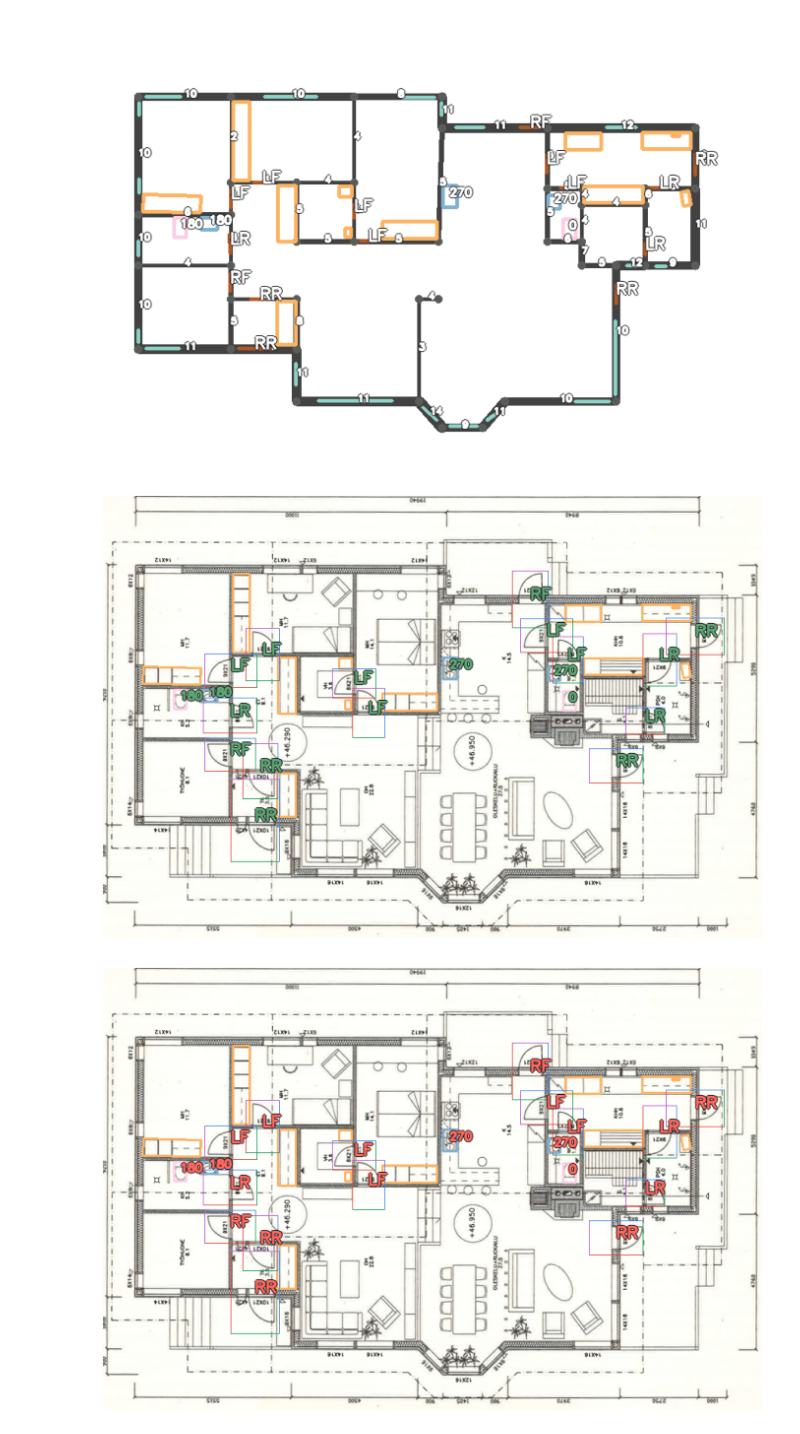
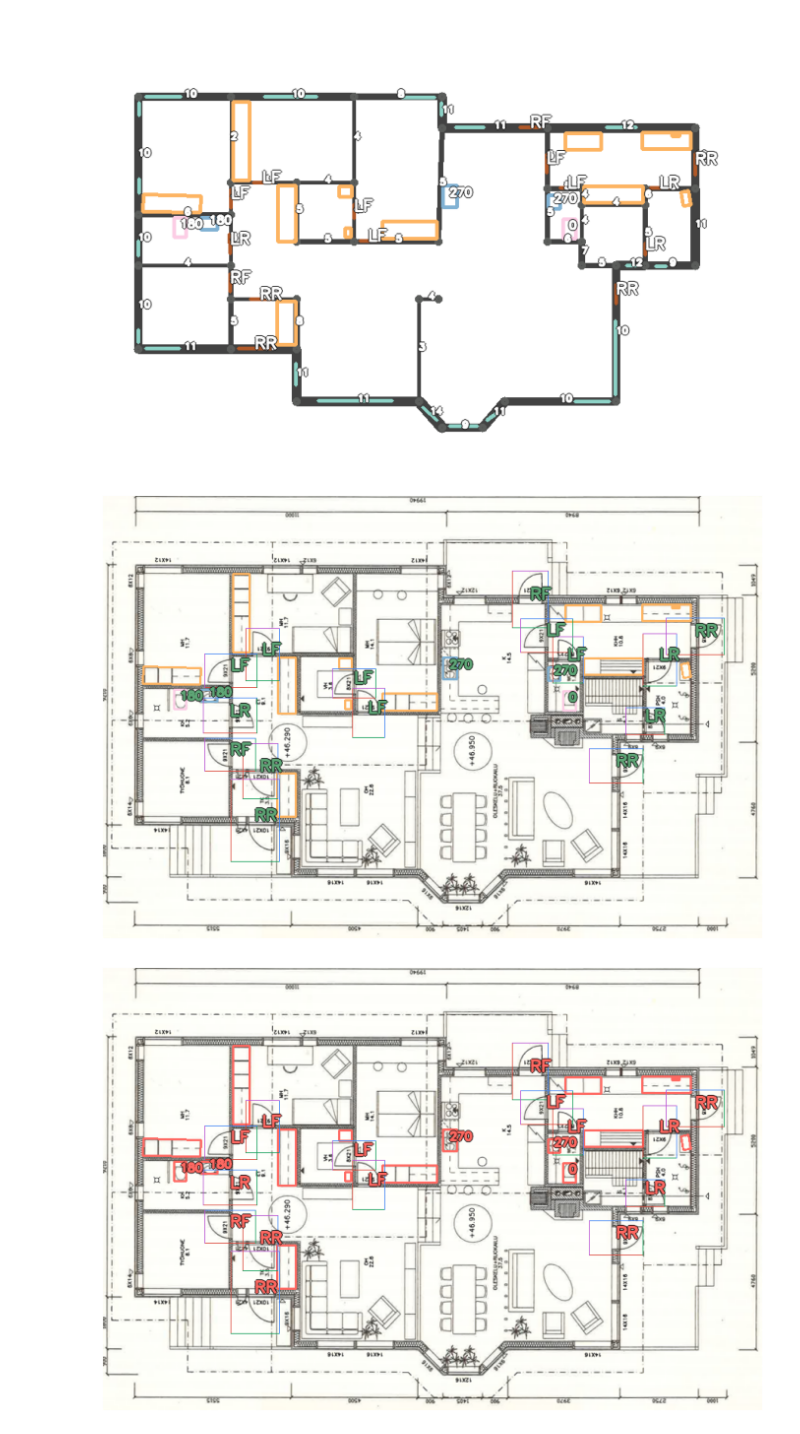
Before and after one commit to joaocmd/Inverse-Algorithmic-Design, a Jupyter notebook: Recognition/qualitative-results.ipynb, the cells around one changed output. Cells and saved outputs as stored; diff of their text form; code cells hidden in the pictures.

```diff
--- a/Recognition/qualitative-results.ipynb
+++ b/Recognition/qualitative-results.ipynb
@@ -335,37 +357,40 @@ symbol_colors = [to_rgb(c) for c in cpool]
 for cname, color in fontcolors.items():
     reconstr = np.copy(original)
     for symbol in res['symbols']:
-        reconstr = cv2.drawContours(reconstr, [np.intp(symbol['points'])], 0, symbol_colors[symbols.index(symbol['type'])], 2)
+        if cname == 'red':
+            reconstr = cv2.drawContours(reconstr, [np.intp(symbol['points'])], 0, color, 2)
+        else:
+            reconstr = cv2.drawContours(reconstr, [np.intp(symbol['points'])], 0, symbol_colors[symbols.index(symbol['type'])], 2)
 
     for wall in res['walls']:
         if 'elements' in wall:
             for el in wall['elements']:
                 s, e = el['points']
                 if el['type'] == 'door':
                     # reconstr = cv2.line(reconstr, np.intp(s), np.intp(e), (177, 89, 40), 3)
                     # reconstr = cv2.drawContours(reconstr, [np.intp(el['bounding_box'])], 0, (255, 0, 0), 1)
                     reconstr = draw_poly(reconstr, np.intp(el['bounding_box']), ((219,68,55), (15,157,88), (66,133,244), (186,85,211)), 1)
 
     for symbol in res['symbols']:
         if symbol['type'] in ('toilet', 'sink'):
             centroid = np.intp(np.mean(symbol['points'], axis=0))
             reconstr = put_text(reconstr, str(symbol['orientation']), centroid, 0.5, color=color)
 
     for wall in res['walls']:
         centroid = np.intp(np.mean(wall['points'], axis=0))
         if 'elements' in wall:
             for el in wall['elements']:
                 if el['type'] == 'door':
                     centroid = np.intp(np.mean(el['points'], axis=0))
                     orientation = el['orientation'][-2:]
                     reconstr = put_text(reconstr, orientation.upper(), centroid, 0.7, color=color)
 
     plt.figure(figsize=(12,12))
     plt.axis('off')
     plt.imshow(reconstr)
     plt.savefig(path + f'symbols-{cname}.png', bbox_inches='tight')
     plt.show()
 # %% [output]
 [figure]
-[figure, old version]
+[figure, new version]
 [figure]
```
Also changed, not shown: parts of 2 cells of this notebook, 6 other files.
